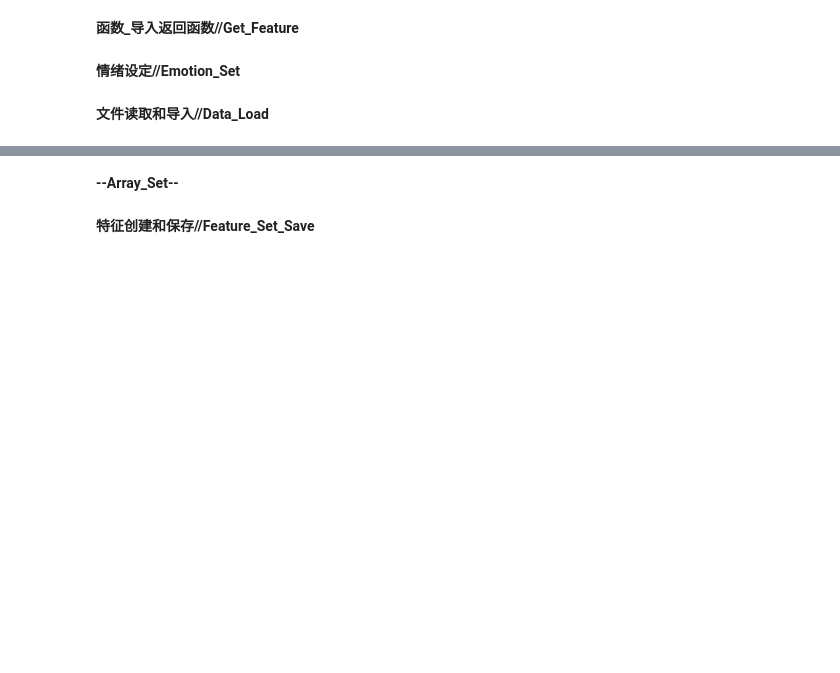
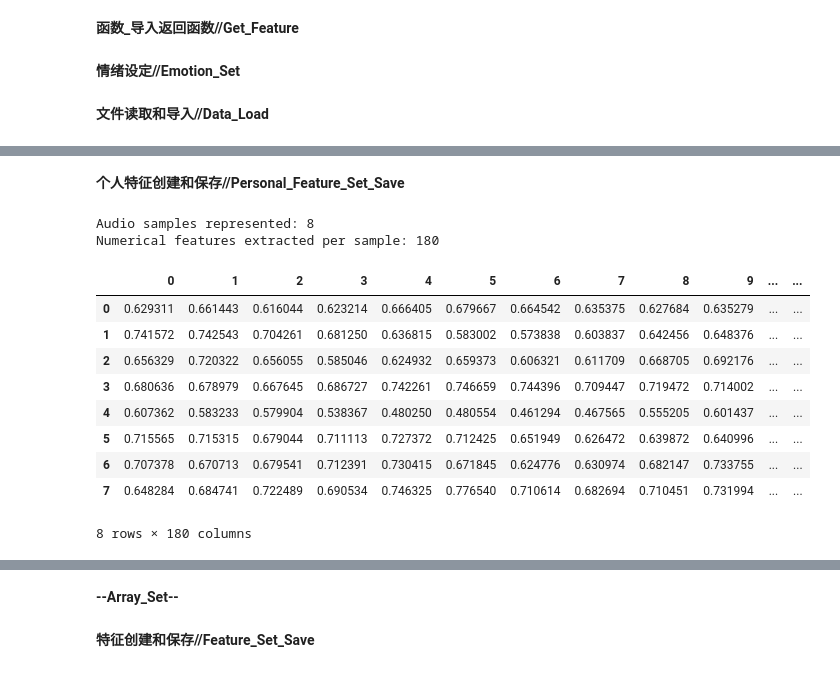
Before and after one commit to ThomasMoming/Week3-ClassicML, a Jupyter notebook: Week_3_ML_A3.ipynb, the cells around one changed output, grey strips where cells are left out. Saved outputs shown, nothing was run; the diff lists cells and outputs as text; code cells hidden in the pictures; blank space fills up the shorter version.

```diff
--- a/Week_3_ML_A3.ipynb
+++ b/Week_3_ML_A3.ipynb
@@ -108,0 +114,5 @@ def load_data():
+# %%
+path = "/content/drive/MyDrive/Audio_Data/my_voice_path/Actor_*/*.wav"
+audio_files = glob.glob(path)
+for file in audio_files:
+    print(f"Audio file: {file}")
@@ -108,0 +130,16 @@ def load_data():
+# %%
+# 加载自定义数据的函数
+def load_custom_data():
+    X,y=[],[]
+    count = 0
+    for file in glob.glob("/content/drive/MyDrive/Audio_Data/my_voice_path/Actor_*/*.wav"):
+        file_name=os.path.basename(file)
+        emotion=emotions_dict[file_name.split("-")[2]]
+        features = get_features(file)
+        X.append(features)
+        y.append(emotion)
+        count += 1
+        # '\r' + end='' results in printing over same line
+        print('\r' + f' Processed {count}/{8} audio samples',end=' ')
+    # Return arrays to plug into sklearn's cross-validation algorithms
+    return np.array(X), np.array(y)
@@ -108,0 +148,2 @@ def load_data():
+# %%
+custom_features,custom_emotions = load_custom_data()
@@ -108,0 +168,25 @@ def load_data():
+# %% [markdown]
+**个人特征创建和保存//Personal_Feature_Set_Save**
+# %%
+print(f'\nAudio samples represented: {custom_features.shape[0]}')
+print(f'Numerical features extracted per sample: {custom_features.shape[1]}')
+custom_features_df = pd.DataFrame(custom_features) # make it pretty for display
+
+
+#making dataframe for emotions as well
+custom_emotions_df = pd.DataFrame(custom_emotions) # make it pretty for display
+
+custom_features_df
+# %% [output]
+Audio samples represented: 8
+Numerical features extracted per sample: 180
+|  | 0 | 1 | 2 | 3 | 4 | 5 | 6 | 7 | 8 | 9 | ... | ... |
+| 0 | 0.629311 | 0.661443 | 0.616044 | 0.623214 | 0.666405 | 0.679667 | 0.664542 | 0.635375 | 0.627684 | 0.635279 | ... | ... |
+| 1 | 0.741572 | 0.742543 | 0.704261 | 0.681250 | 0.636815 | 0.583002 | 0.573838 | 0.603837 | 0.642456 | 0.648376 | ... | ... |
+| 2 | 0.656329 | 0.720322 | 0.656055 | 0.585046 | 0.624932 | 0.659373 | 0.606321 | 0.611709 | 0.668705 | 0.692176 | ... | ... |
+| 3 | 0.680636 | 0.678979 | 0.667645 | 0.686727 | 0.742261 | 0.746659 | 0.744396 | 0.709447 | 0.719472 | 0.714002 | ... | ... |
+| 4 | 0.607362 | 0.583233 | 0.579904 | 0.538367 | 0.480250 | 0.480554 | 0.461294 | 0.467565 | 0.555205 | 0.601437 | ... | ... |
+| 5 | 0.715565 | 0.715315 | 0.679044 | 0.711113 | 0.727372 | 0.712425 | 0.651949 | 0.626472 | 0.639872 | 0.640996 | ... | ... |
+| 6 | 0.707378 | 0.670713 | 0.679541 | 0.712391 | 0.730415 | 0.671845 | 0.624776 | 0.630974 | 0.682147 | 0.733755 | ... | ... |
+| 7 | 0.648284 | 0.684741 | 0.722489 | 0.690534 | 0.746325 | 0.776540 | 0.710614 | 0.682694 | 0.710451 | 0.731994 | ... | ... |
+8 rows × 180 columns
```
Also changed, not shown: parts of 20 cells of this notebook.
